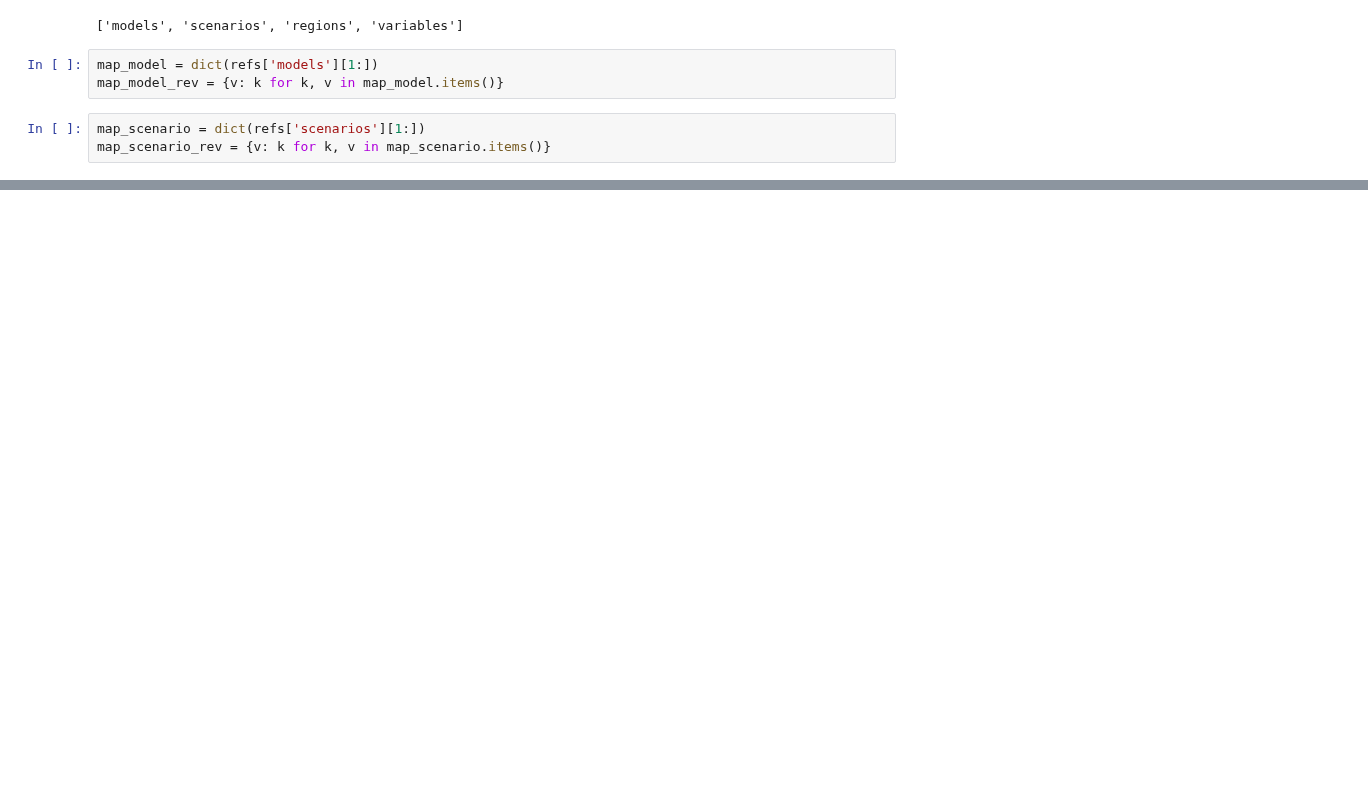
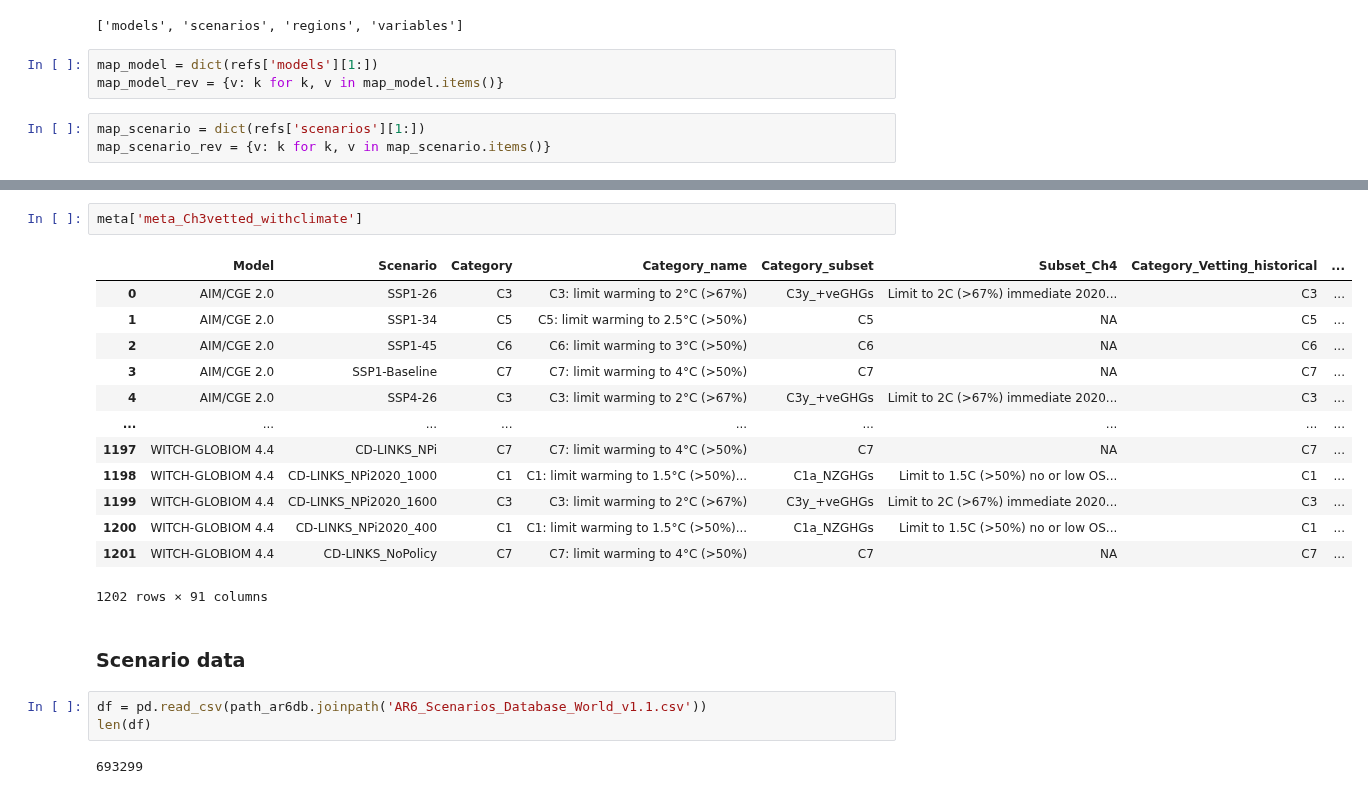
Before and after one commit to tsutsui1872/mce, a Jupyter notebook: notebook/mk_scenario_ar6db.ipynb, the cells around one changed output, grey strips where cells are left out. Cells and saved outputs as stored; diff of their text form; blank space fills up the shorter version.

```diff
--- a/notebook/mk_scenario_ar6db.ipynb
+++ b/notebook/mk_scenario_ar6db.ipynb
@@ -34,0 +93,23 @@ map_scenario_rev = {v: k for k, v in map_scenario.items()}
+# %%
+meta['meta_Ch3vetted_withclimate']
+# %% [output]
+|  | Model | Scenario | Category | Category_name | Category_subset | Subset_Ch4 | Category_Vetting_historical | ... |
+| 0 | AIM/CGE 2.0 | SSP1-26 | C3 | C3: limit warming to 2°C (>67%) | C3y_+veGHGs | Limit to 2C (>67%) immediate 2020... | C3 | ... |
+| 1 | AIM/CGE 2.0 | SSP1-34 | C5 | C5: limit warming to 2.5°C (>50%) | C5 | NA | C5 | ... |
+| 2 | AIM/CGE 2.0 | SSP1-45 | C6 | C6: limit warming to 3°C (>50%) | C6 | NA | C6 | ... |
+| 3 | AIM/CGE 2.0 | SSP1-Baseline | C7 | C7: limit warming to 4°C (>50%) | C7 | NA | C7 | ... |
+| 4 | AIM/CGE 2.0 | SSP4-26 | C3 | C3: limit warming to 2°C (>67%) | C3y_+veGHGs | Limit to 2C (>67%) immediate 2020... | C3 | ... |
+| ... | ... | ... | ... | ... | ... | ... | ... | ... |
+| 1197 | WITCH-GLOBIOM 4.4 | CD-LINKS_NPi | C7 | C7: limit warming to 4°C (>50%) | C7 | NA | C7 | ... |
+| 1198 | WITCH-GLOBIOM 4.4 | CD-LINKS_NPi2020_1000 | C1 | C1: limit warming to 1.5°C (>50%)... | C1a_NZGHGs | Limit to 1.5C (>50%) no or low OS... | C1 | ... |
+| 1199 | WITCH-GLOBIOM 4.4 | CD-LINKS_NPi2020_1600 | C3 | C3: limit warming to 2°C (>67%) | C3y_+veGHGs | Limit to 2C (>67%) immediate 2020... | C3 | ... |
+| 1200 | WITCH-GLOBIOM 4.4 | CD-LINKS_NPi2020_400 | C1 | C1: limit warming to 1.5°C (>50%)... | C1a_NZGHGs | Limit to 1.5C (>50%) no or low OS... | C1 | ... |
+| 1201 | WITCH-GLOBIOM 4.4 | CD-LINKS_NoPolicy | C7 | C7: limit warming to 4°C (>50%) | C7 | NA | C7 | ... |
+1202 rows × 91 columns
+# %% [markdown]
+### Scenario data
+# %%
+df = pd.read_csv(path_ar6db.joinpath('AR6_Scenarios_Database_World_v1.1.csv'))
+len(df)
+# %% [output]
+693299
```
Also changed, not shown: parts of 29 cells of this notebook.
